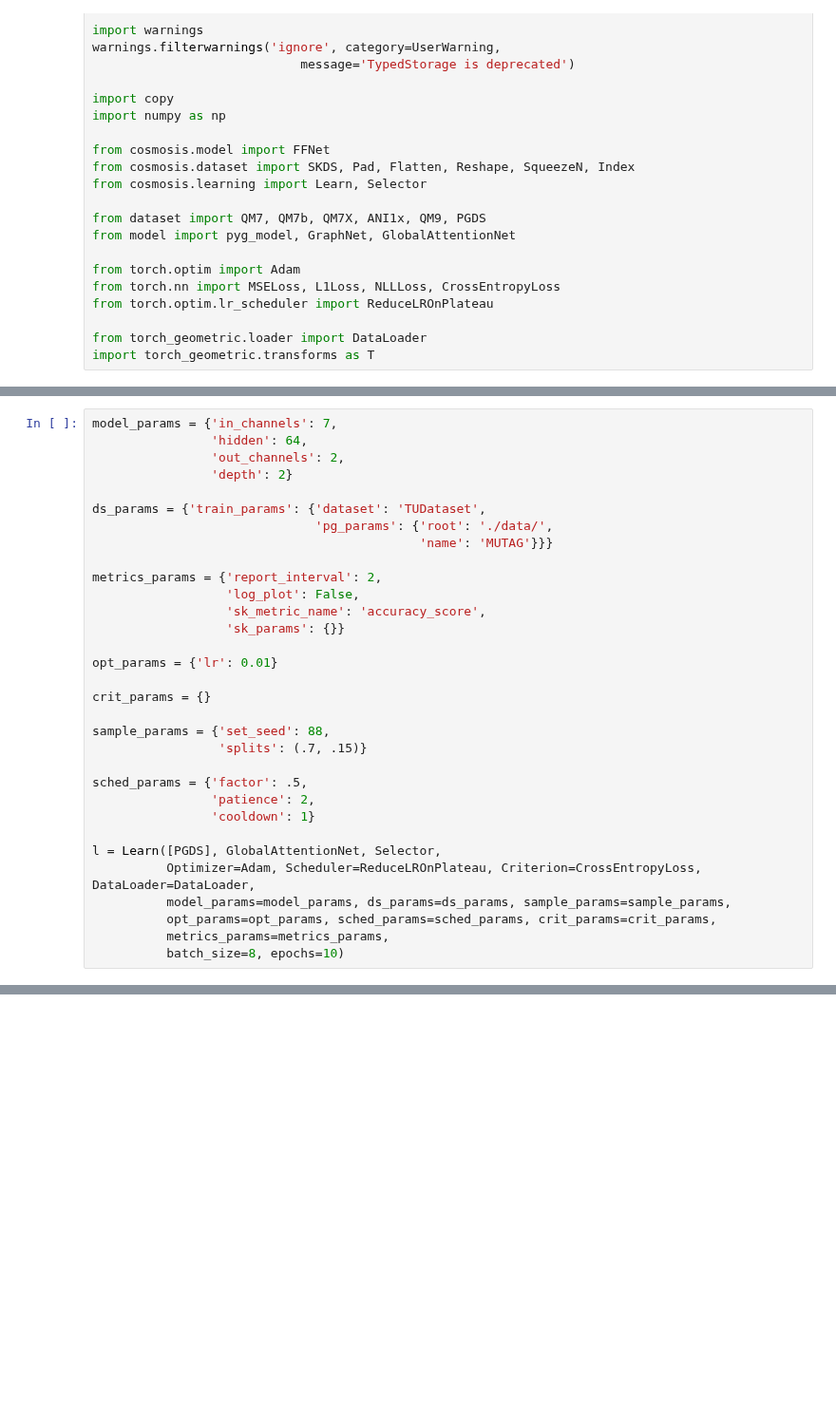
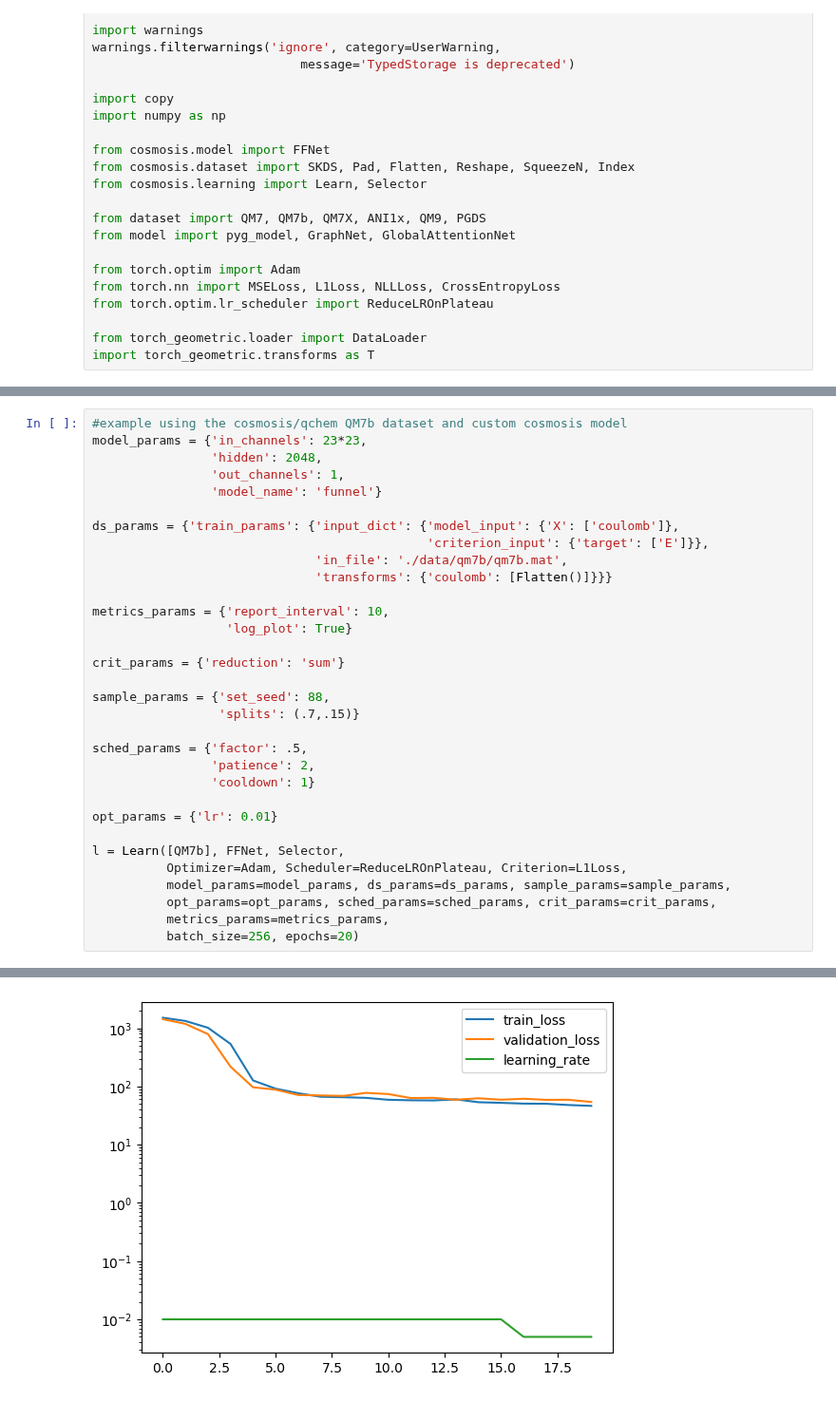
Before and after one commit to icanswim/qchem, a Jupyter notebook: experiment.ipynb, the cells around one changed output, grey strips where cells are left out. Shown at 95% size. Cells and saved outputs as stored; diff of their text form; blank space fills up the shorter version.

```diff
--- a/experiment.ipynb
+++ b/experiment.ipynb
@@ -223,32 +430,33 @@ l = Learn([PGDS], GraphNet, Selector,
 # %%
-model_params = {'in_channels': 7,
-                'hidden': 64,
-                'out_channels': 2,
-                'depth': 2}
+#example using the cosmosis/qchem QM7b dataset and custom cosmosis model
+model_params = {'in_channels': 23*23,
+                'hidden': 2048,
+                'out_channels': 1,
+                'model_name': 'funnel'}
 
-ds_params = {'train_params': {'dataset': 'TUDataset',
-                              'pg_params': {'root': './data/',
-                                            'name': 'MUTAG'}}}
+ds_params = {'train_params': {'input_dict': {'model_input': {'X': ['coulomb']},
+                                             'criterion_input': {'target': ['E']}},
+                              'in_file': './data/qm7b/qm7b.mat',
+                              'transforms': {'coulomb': [Flatten()]}}}
 
-metrics_params = {'report_interval': 2,
-                  'log_plot': False,
-                  'sk_metric_name': 'accuracy_score',
-                  'sk_params': {}}
+metrics_params = {'report_interval': 10,
+                  'log_plot': True}
 
-opt_params = {'lr': 0.01}
-
-crit_params = {}
+crit_params = {'reduction': 'sum'}
 
 sample_params = {'set_seed': 88,
-                 'splits': (.7, .15)}
+                 'splits': (.7,.15)}
 
 sched_params = {'factor': .5,
                 'patience': 2,
                 'cooldown': 1}
 
-l = Learn([PGDS], GlobalAttentionNet, Selector,
-          Optimizer=Adam, Scheduler=ReduceLROnPlateau, Criterion=CrossEntropyLoss, DataLoader=DataLoader,
+opt_params = {'lr': 0.01}
+
+l = Learn([QM7b], FFNet, Selector,
+          Optimizer=Adam, Scheduler=ReduceLROnPlateau, Criterion=L1Loss,
           model_params=model_params, ds_params=ds_params, sample_params=sample_params,
           opt_params=opt_params, sched_params=sched_params, crit_params=crit_params,
           metrics_params=metrics_params,
-          batch_size=8, epochs=10)
+          batch_size=256, epochs=20)
+# %% [output]
@@ -254,0 +475 @@ l = Learn([PGDS], GlobalAttentionNet, Selector,
+[figure, added]
```
Also changed, not shown: parts of 18 cells of this notebook.
